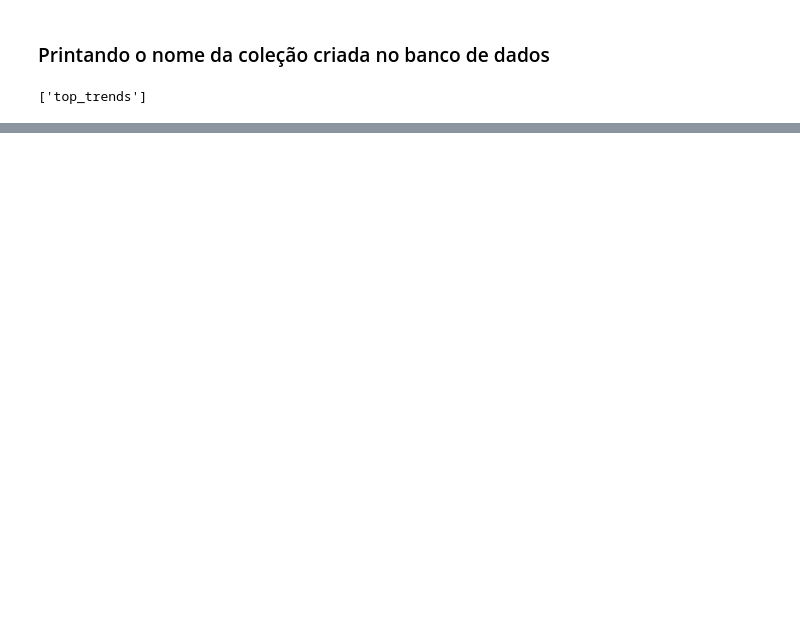
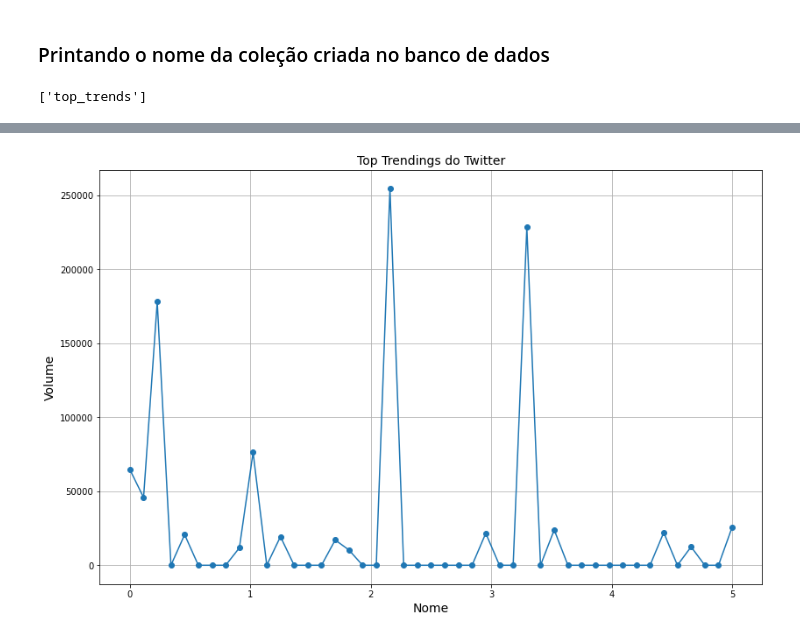
Before and after one commit to LeiteSS/data-challenger-carrefour, a Jupyter notebook: App.ipynb, the cells around one changed output, grey strips where cells are left out. Saved outputs shown, nothing was run; the diff lists cells and outputs as text; code cells hidden in the pictures; blank space fills up the shorter version.

```diff
--- a/App.ipynb
+++ b/App.ipynb
@@ -148,0 +255,12 @@ database.list_collection_names()
+# %%
+x = np.linspace(0.0, 5.0, 45)
+fig, ax = plt.subplots(figsize=(15, 9))
+fig.subplots_adjust(bottom=0.15, left=0.2)
+plt.plot(x, df_trends["Volume"], marker='o')
+plt.title('Top Trendings do Twitter', fontsize=14)
+plt.xlabel('Nome', fontsize=14)
+plt.ylabel('Volume', fontsize=14)
+plt.grid(True)
+plt.show()
+# %% [output]
+[figure, added]
```
Also changed, not shown: parts of 16 cells of this notebook, 1 other file.
